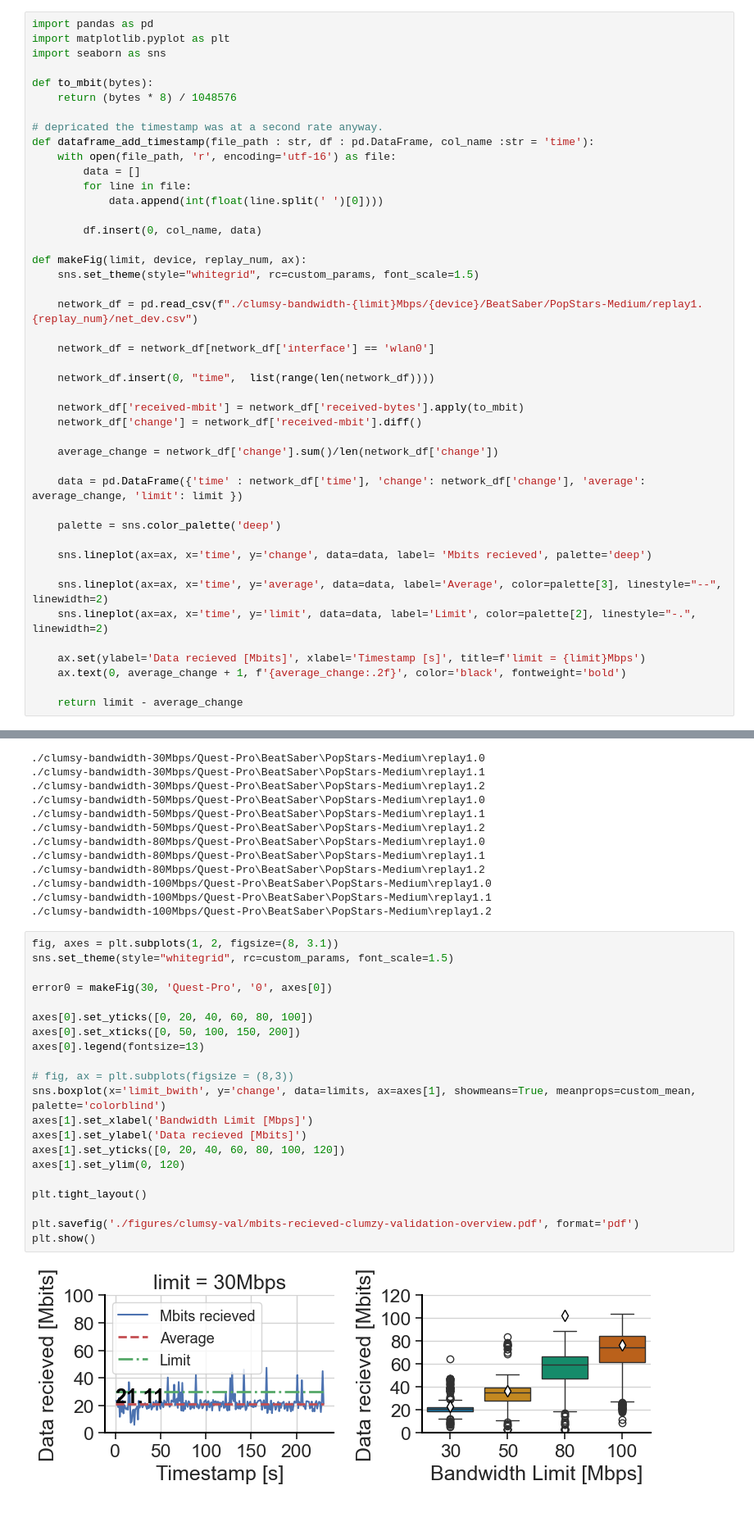
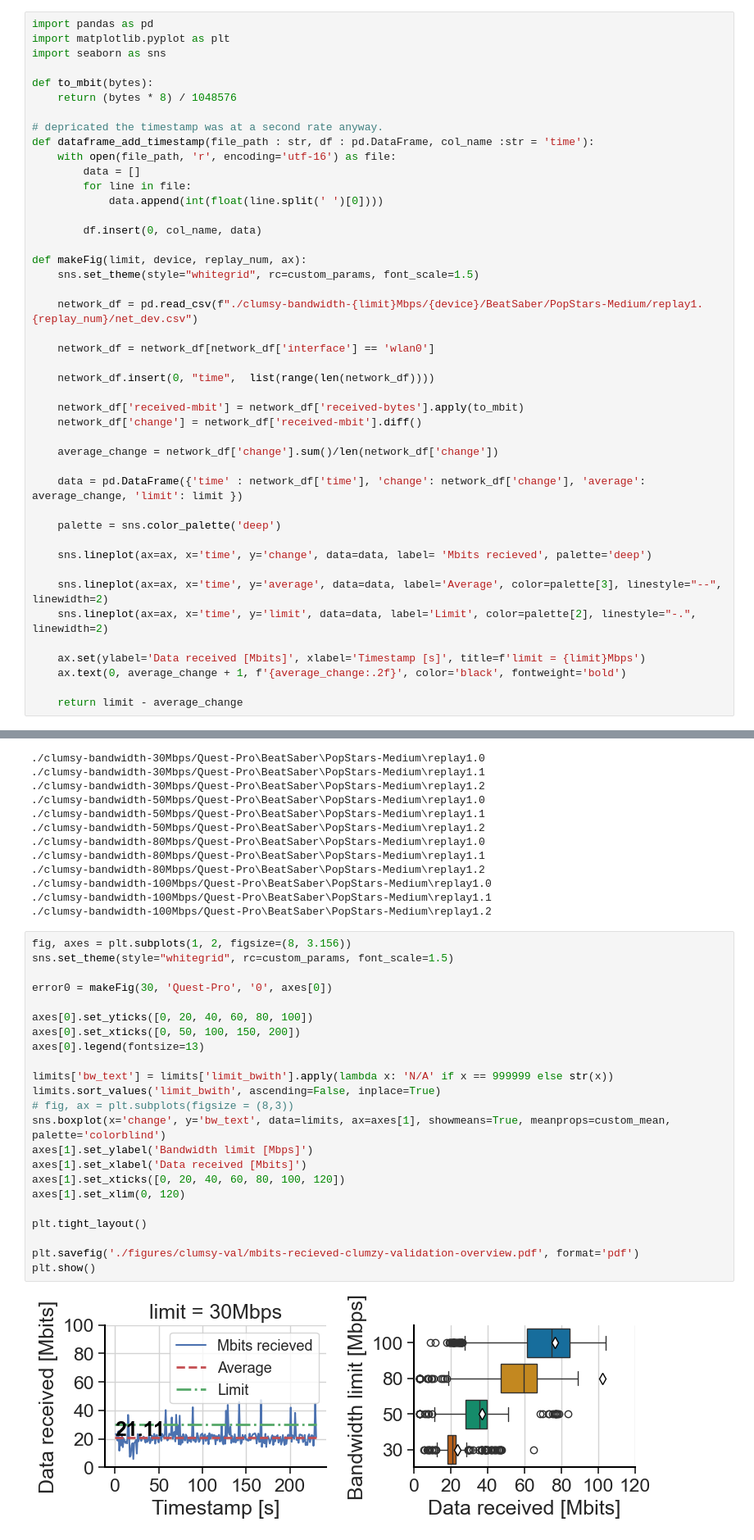
Before and after one commit to Raiduy/librnr-experiments, a Jupyter notebook: analysis_network.ipynb, the cells around one changed output, grey strips where cells are left out. Shown at 82% size. Drawn from its saved outputs; the diff is of its cells as text; blank space fills up the shorter version.

Commit message:
Update figure axis labels for capitalization consistency

```diff
--- a/analysis_network.ipynb
+++ b/analysis_network.ipynb
@@ -168,7 +155,7 @@ def makeFig(limit, device, replay_num, ax):
     sns.lineplot(ax=ax, x='time', y='average', data=data, label='Average', color=palette[3], linestyle="--", linewidth=2)
     sns.lineplot(ax=ax, x='time', y='limit', data=data, label='Limit', color=palette[2], linestyle="-.", linewidth=2)
 
-    ax.set(ylabel='Data recieved [Mbits]', xlabel='Timestamp [s]', title=f'limit = {limit}Mbps')
+    ax.set(ylabel='Data received [Mbits]', xlabel='Timestamp [s]', title=f'limit = {limit}Mbps')
     ax.text(0, average_change + 1, f'{average_change:.2f}', color='black', fontweight='bold')
 
     return limit - average_change
@@ -211,26 +198,28 @@ limits = limits.reset_index()
 ./clumsy-bandwidth-100Mbps/Quest-Pro\BeatSaber\PopStars-Medium\replay1.1
 ./clumsy-bandwidth-100Mbps/Quest-Pro\BeatSaber\PopStars-Medium\replay1.2
 # %%
-fig, axes = plt.subplots(1, 2, figsize=(8, 3.1))
+fig, axes = plt.subplots(1, 2, figsize=(8, 3.156))
 sns.set_theme(style="whitegrid", rc=custom_params, font_scale=1.5)
 
 error0 = makeFig(30, 'Quest-Pro', '0', axes[0])
 
 axes[0].set_yticks([0, 20, 40, 60, 80, 100])
 axes[0].set_xticks([0, 50, 100, 150, 200])
 axes[0].legend(fontsize=13)
 
+limits['bw_text'] = limits['limit_bwith'].apply(lambda x: 'N/A' if x == 999999 else str(x))
+limits.sort_values('limit_bwith', ascending=False, inplace=True)
 # fig, ax = plt.subplots(figsize = (8,3))
-sns.boxplot(x='limit_bwith', y='change', data=limits, ax=axes[1], showmeans=True, meanprops=custom_mean, palette='colorblind')
-axes[1].set_xlabel('Bandwidth Limit [Mbps]')
-axes[1].set_ylabel('Data recieved [Mbits]')
-axes[1].set_yticks([0, 20, 40, 60, 80, 100, 120])
-axes[1].set_ylim(0, 120)
+sns.boxplot(x='change', y='bw_text', data=limits, ax=axes[1], showmeans=True, meanprops=custom_mean, palette='colorblind')
+axes[1].set_ylabel('Bandwidth limit [Mbps]')
+axes[1].set_xlabel('Data received [Mbits]')
+axes[1].set_xticks([0, 20, 40, 60, 80, 100, 120])
+axes[1].set_xlim(0, 120)
 
 plt.tight_layout()
 
 plt.savefig('./figures/clumsy-val/mbits-recieved-clumzy-validation-overview.pdf', format='pdf')
 plt.show()
 # %% [output]
-[figure, old version]
+[figure, new version]
 # %% [markdown]
```
Also changed, not shown: parts of 3 cells of this notebook, 24 other files.
